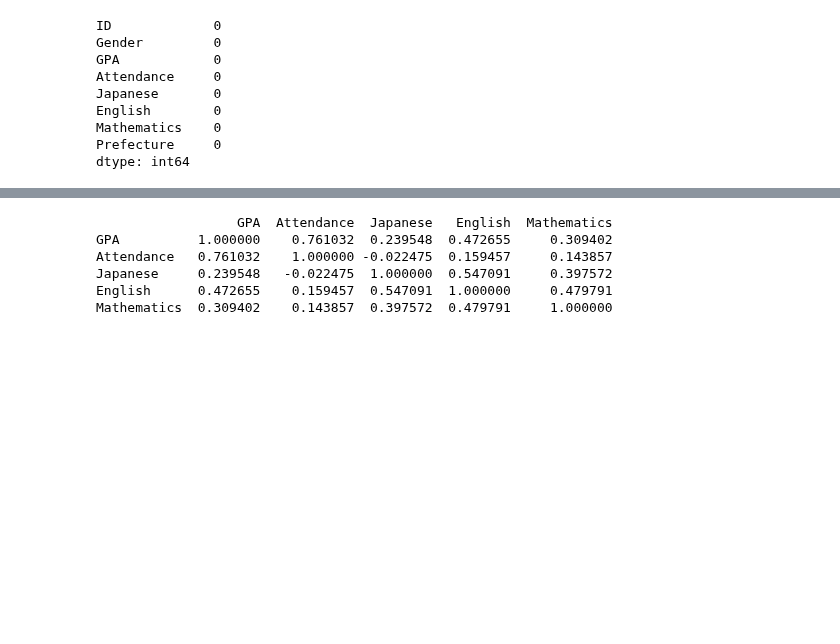
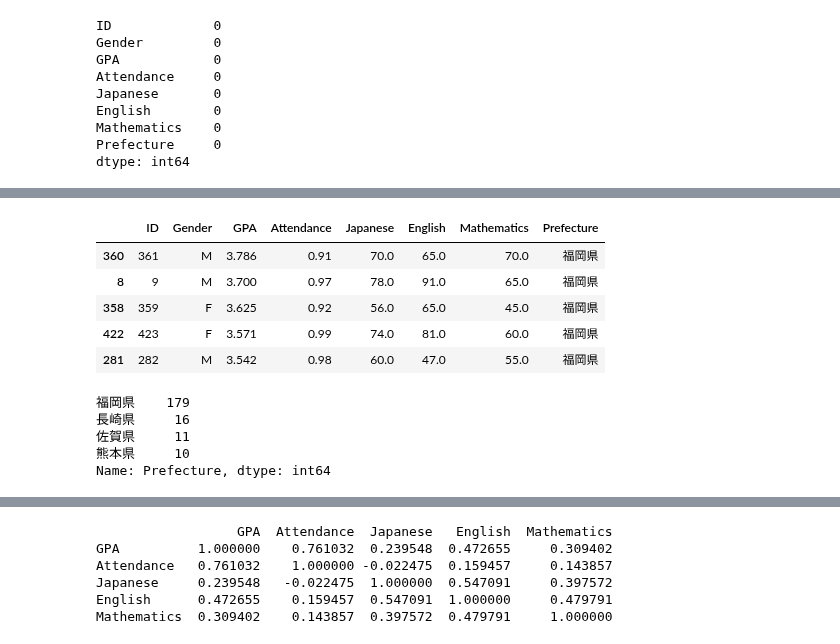
Before and after one commit to koichi-inoue/DataScience, a Jupyter notebook: Sample01.ipynb, the cells around one changed output, grey strips where cells are left out. Drawn from its saved outputs; the diff is of its cells as text; code cells hidden in the pictures; blank space fills up the shorter version.

```diff
--- a/Sample01.ipynb
+++ b/Sample01.ipynb
@@ -103,0 +142,21 @@ dtype: int64
+# %%
+# 福岡のデータをGPAの順で並べ替え（ sort() 降順 ）
+df_pref_fukuoka_gpa_sort = df_pref_fukuoka.sort_values('GPA', ascending=False )
+df_pref_fukuoka_gpa_sort.head()
+# %% [output]
+|  | ID | Gender | GPA | Attendance | Japanese | English | Mathematics | Prefecture |
+| 360 | 361 | M | 3.786 | 0.91 | 70.0 | 65.0 | 70.0 | 福岡県 |
+| 8 | 9 | M | 3.700 | 0.97 | 78.0 | 91.0 | 65.0 | 福岡県 |
+| 358 | 359 | F | 3.625 | 0.92 | 56.0 | 65.0 | 45.0 | 福岡県 |
+| 422 | 423 | F | 3.571 | 0.99 | 74.0 | 81.0 | 60.0 | 福岡県 |
+| 281 | 282 | M | 3.542 | 0.98 | 60.0 | 47.0 | 55.0 | 福岡県 |
+# %%
+# 出身県別のデータ件数（ value_counts() ）
+df_pref_counts = df['Prefecture'].value_counts()
+df_pref_counts
+# %% [output]
+福岡県    179
+長崎県     16
+佐賀県     11
+熊本県     10
+Name: Prefecture, dtype: int64
```
Also changed, not shown: parts of 8 cells of this notebook.
